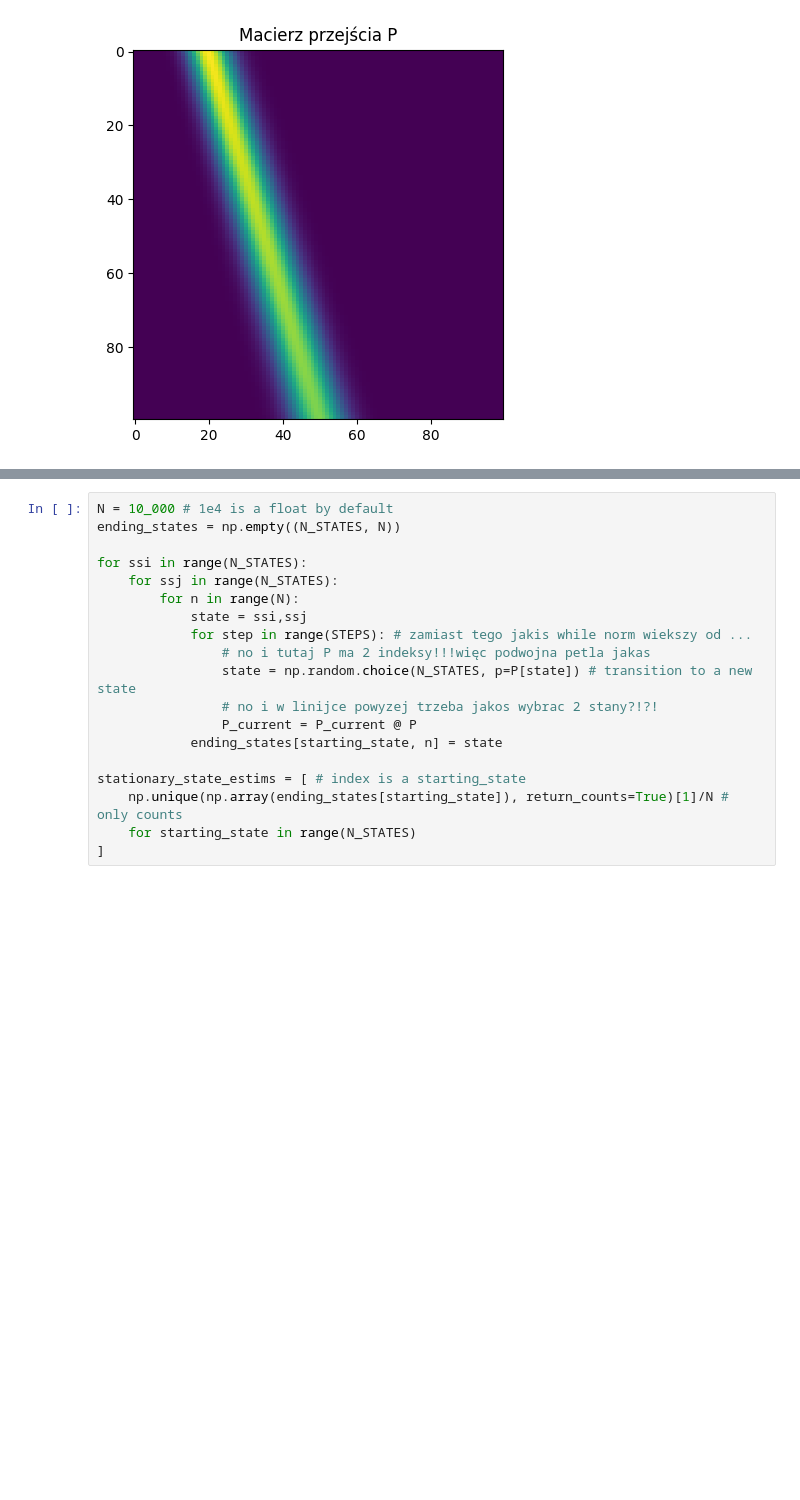
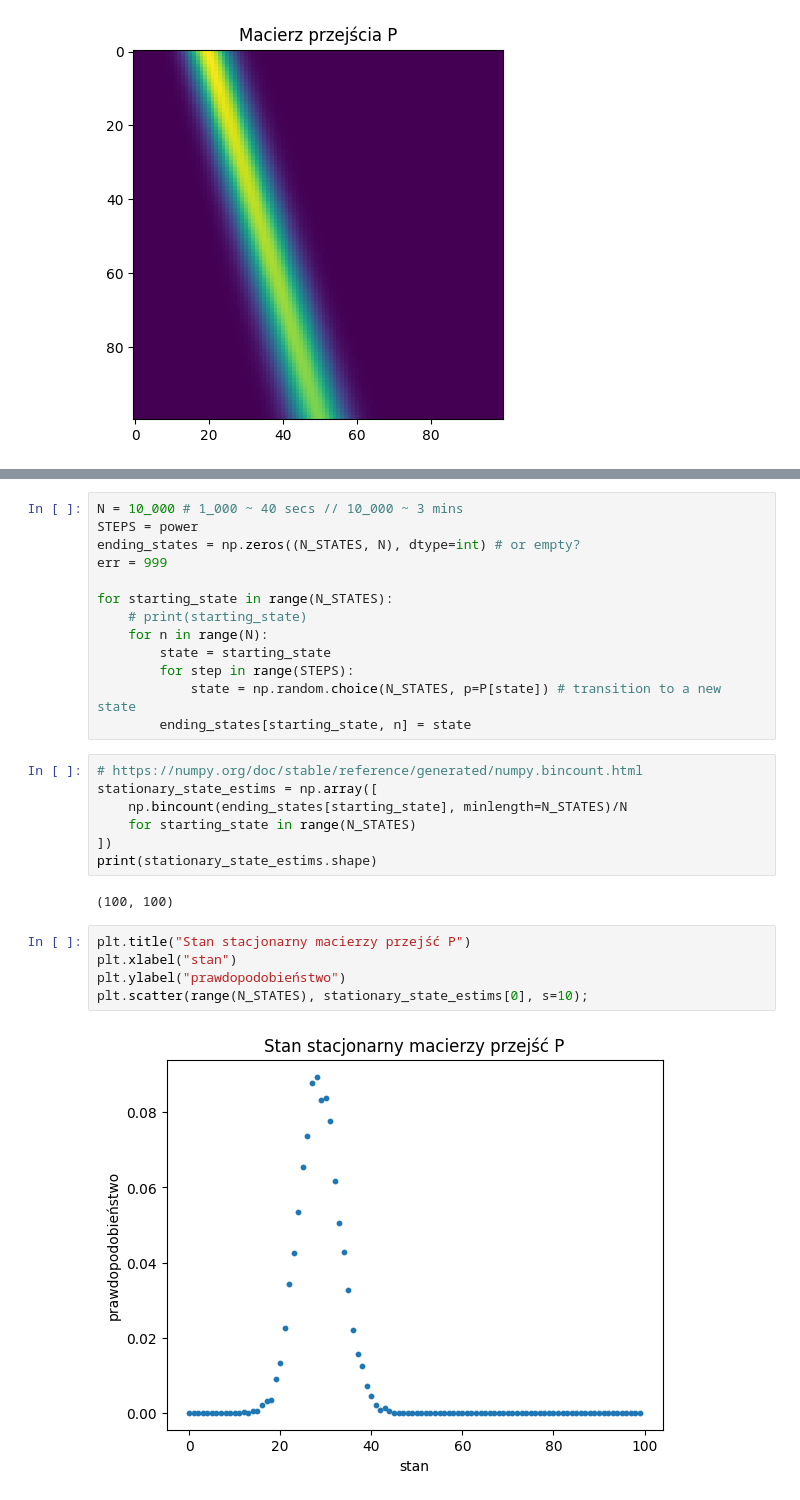
Before and after one commit to Blato122/MetodyStatystyczne-2024.25, a Jupyter notebook: markov_chains/ex10.ipynb, the cells around one changed output, grey strips where cells are left out. Drawn from its saved outputs; the diff is of its cells as text; blank space fills up the shorter version.

```diff
--- a/markov_chains/ex10.ipynb
+++ b/markov_chains/ex10.ipynb
@@ -74,19 +108,29 @@ plt.imshow(P);
 # %%
-N = 10_000 # 1e4 is a float by default
-ending_states = np.empty((N_STATES, N))
+N = 10_000 # 1_000 ~ 40 secs // 10_000 ~ 3 mins
+STEPS = power
+ending_states = np.zeros((N_STATES, N), dtype=int) # or empty?
+err = 999
 
-for ssi in range(N_STATES):
-    for ssj in range(N_STATES):
-        for n in range(N):
-            state = ssi,ssj
-            for step in range(STEPS): # zamiast tego jakis while norm wiekszy od ...
-                # no i tutaj P ma 2 indeksy!!!więc podwojna petla jakas
-                state = np.random.choice(N_STATES, p=P[state]) # transition to a new state
-                # no i w linijce powyzej trzeba jakos wybrac 2 stany?!?!
-                P_current = P_current @ P
-            ending_states[starting_state, n] = state
-
-stationary_state_estims = [ # index is a starting_state
-    np.unique(np.array(ending_states[starting_state]), return_counts=True)[1]/N # only counts
-    for starting_state in range(N_STATES)
-]
+for starting_state in range(N_STATES):
+    # print(starting_state)
+    for n in range(N):
+        state = starting_state
+        for step in range(STEPS):
+            state = np.random.choice(N_STATES, p=P[state]) # transition to a new state
+        ending_states[starting_state, n] = state
+# %%
+# https://numpy.org/doc/stable/reference/generated/numpy.bincount.html
+stationary_state_estims = np.array([
+    np.bincount(ending_states[starting_state], minlength=N_STATES)/N
+    for starting_state in range(N_STATES)
+])
+print(stationary_state_estims.shape)
+# %% [output]
+(100, 100)
+# %%
+plt.title("Stan stacjonarny macierzy przejść P")
+plt.xlabel("stan")
+plt.ylabel("prawdopodobieństwo")
+plt.scatter(range(N_STATES), stationary_state_estims[0], s=10);
+# %% [output]
+[figure, added]
```
Also changed, not shown: parts of 7 cells of this notebook, 2 other files.
